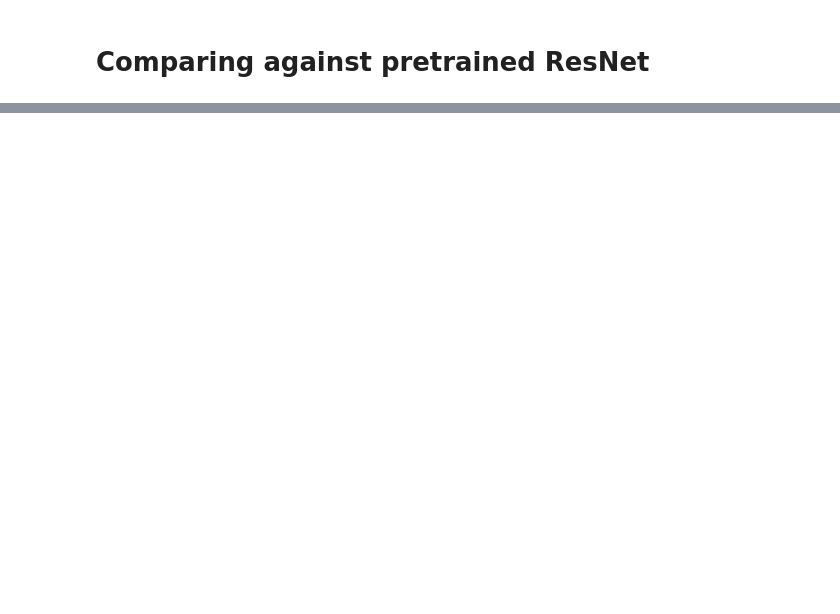
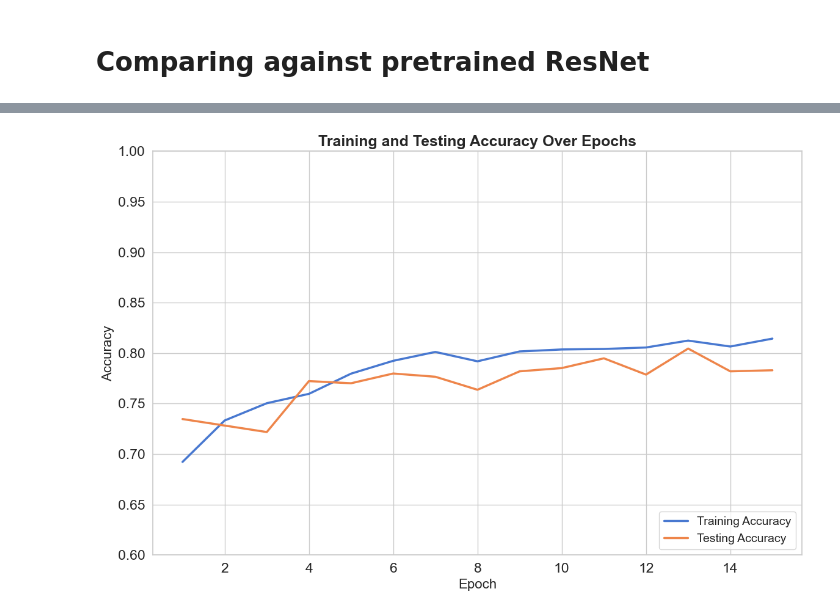
Before and after one commit to GermanButtiero/hotdogs, a Jupyter notebook: IDLCV_Exercise_1_4_hotdog.ipynb, the cells around one changed output, grey strips where cells are left out. Saved outputs shown, nothing was run; the diff lists cells and outputs as text; code cells hidden in the pictures; blank space fills up the shorter version.

```diff
--- a/IDLCV_Exercise_1_4_hotdog.ipynb
+++ b/IDLCV_Exercise_1_4_hotdog.ipynb
@@ -559,0 +577,47 @@ Loss train: 0.234        test: 0.185     Accuracy train: 90.2%   test: 92.8%
+# %%
+import numpy as np
+import pandas as pd
+import seaborn as sns
+import matplotlib.pyplot as plt
+
+epochs = np.arange(1, 16)
+epochs_pretrained = np.arange(1, 6)
+
+# Create a DataFrame for seaborn
+data = pd.DataFrame({
+    'Epoch': epochs,
+    'Training Accuracy': out_dict['train_acc'],
+    'Testing Accuracy': out_dict['test_acc']
+})
+
+data_pretrained = pd.DataFrame({
+    'Epoch': epochs_pretrained,
+    'Training Accuracy': out_dict_pretrained['train_acc'],
+    'Testing Accuracy': out_dict_pretrained['test_acc']
+})
+
+def plot_training_testing_accuracy(data):
+    # Set the plot style to look scientific/professional
+    sns.set_theme(style="whitegrid", palette="muted", font_scale=1.5)
+
+    # Create the plot
+    plt.figure(figsize=(12, 8))
+
+    # Plot both training and testing accuracy on the same plot
+    sns.lineplot(x='Epoch', y='Training Accuracy', data=data, label='Training Accuracy', linewidth=2.5)
+    sns.lineplot(x='Epoch', y='Testing Accuracy', data=data, label='Testing Accuracy', linewidth=2.5)
+
+    # Add plot decorations
+    plt.title('Training and Testing Accuracy Over Epochs', fontsize=18, weight='bold')
+    plt.xlabel('Epoch', fontsize=16)
+    plt.ylabel('Accuracy', fontsize=16)
+    plt.legend(loc='lower right', fontsize=14)
+    plt.ylim(0.6, 1.0)  # Set limits to ensure the accuracy starts from 60% for better visual clarity
+
+    # Display the plot
+    plt.tight_layout()
+    plt.show()
+# %%
+plot_training_testing_accuracy(data)
+# %% [output]
+[figure, added]
```
Also changed, not shown: parts of 12 cells of this notebook, 2 other files.
